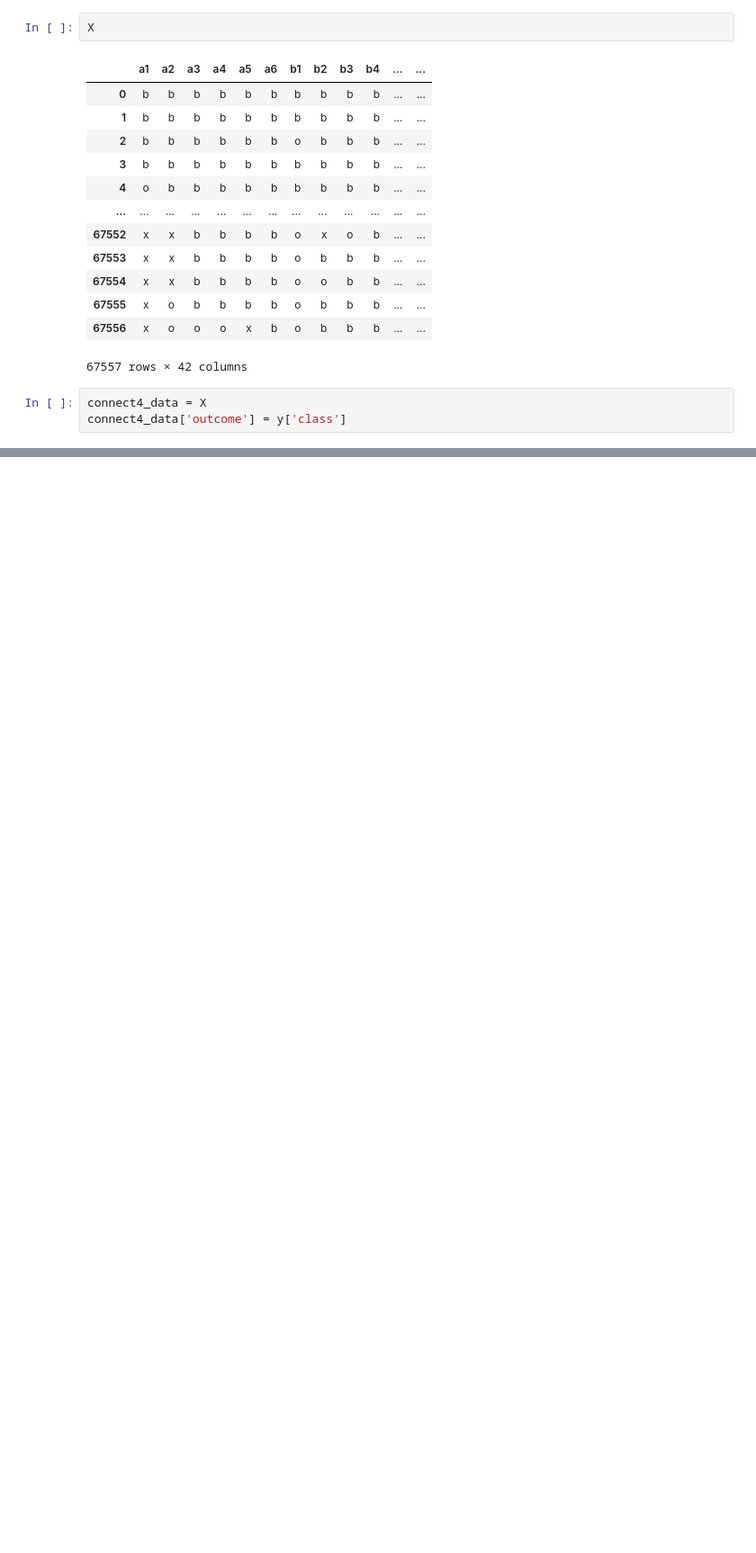
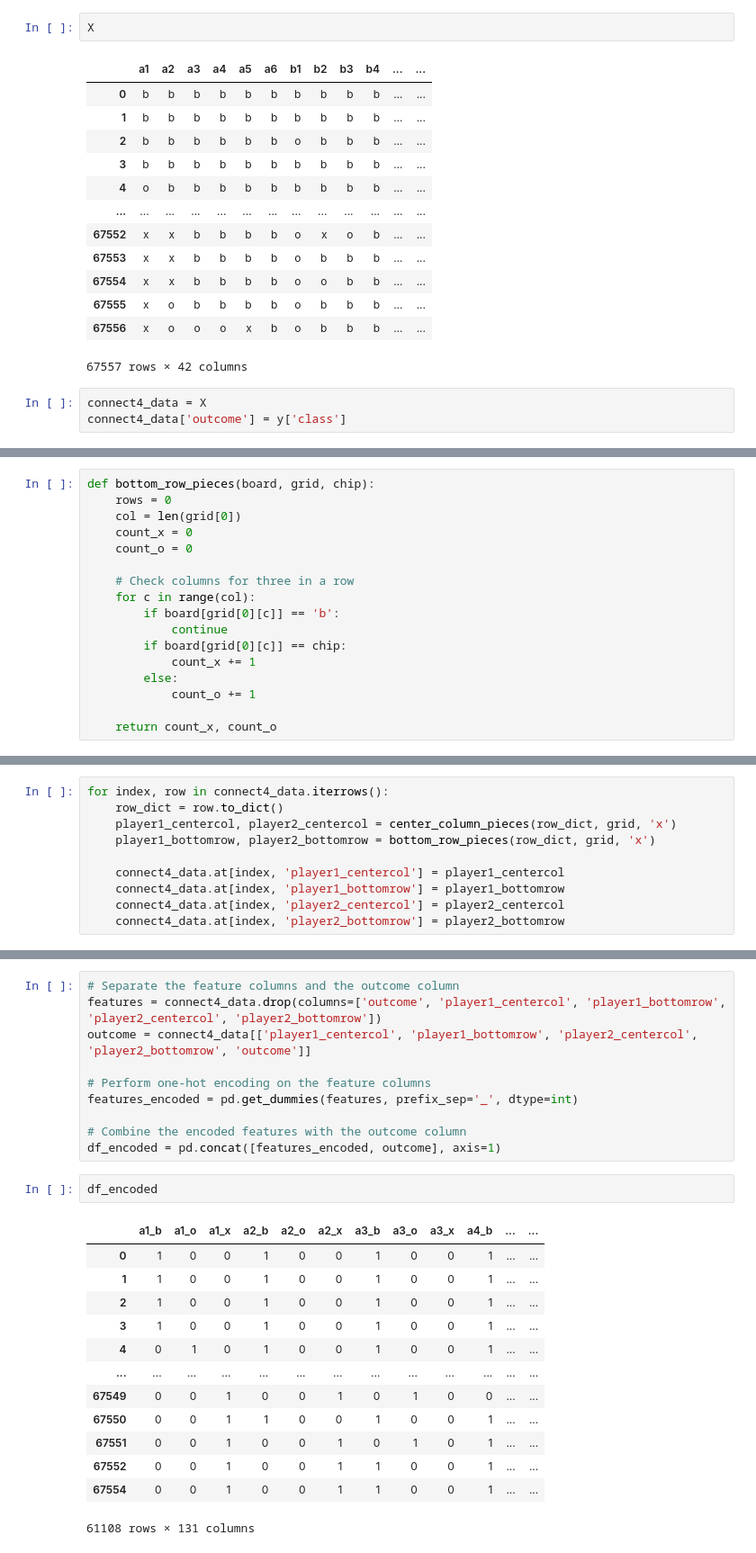
Before and after one commit to michaelchan77/connect4-prediction, a Jupyter notebook: assignment2.ipynb, the cells around one changed output, grey strips where cells are left out. Shown: that part at 90% size. Saved outputs shown, nothing was run; the diff lists cells and outputs as text; blank space fills up the shorter version.

```diff
--- a/assignment2.ipynb
+++ b/assignment2.ipynb
@@ -98,0 +125,17 @@ connect4_data
+# %%
+def bottom_row_pieces(board, grid, chip):
+    rows = 0
+    col = len(grid[0])
+    count_x = 0
+    count_o = 0
+
+    # Check columns for three in a row
+    for c in range(col):
+        if board[grid[0][c]] == 'b':
+            continue
+        if board[grid[0][c]] == chip:
+            count_x += 1
+        else:
+            count_o += 1
+
+    return count_x, count_o
@@ -98,0 +174,10 @@ connect4_data
+# %%
+for index, row in connect4_data.iterrows():
+    row_dict = row.to_dict()
+    player1_centercol, player2_centercol = center_column_pieces(row_dict, grid, 'x')
+    player1_bottomrow, player2_bottomrow = bottom_row_pieces(row_dict, grid, 'x')
+
+    connect4_data.at[index, 'player1_centercol'] = player1_centercol
+    connect4_data.at[index, 'player1_bottomrow'] = player1_bottomrow
+    connect4_data.at[index, 'player2_centercol'] = player2_centercol
+    connect4_data.at[index, 'player2_bottomrow'] = player2_bottomrow
@@ -99 +205,27 @@ connect4_data
+# %%
+# Separate the feature columns and the outcome column
+features = connect4_data.drop(columns=['outcome', 'player1_centercol', 'player1_bottomrow', 'player2_centercol', 'player2_bottomrow'])
+outcome = connect4_data[['player1_centercol', 'player1_bottomrow', 'player2_centercol', 'player2_bottomrow', 'outcome']]
+
+# Perform one-hot encoding on the feature columns
+features_encoded = pd.get_dummies(features, prefix_sep='_', dtype=int)
+
+# Combine the encoded features with the outcome column
+df_encoded = pd.concat([features_encoded, outcome], axis=1)
+# %%
+df_encoded
+# %% [output]
+|  | a1_b | a1_o | a1_x | a2_b | a2_o | a2_x | a3_b | a3_o | a3_x | a4_b | ... | ... |
+| 0 | 1 | 0 | 0 | 1 | 0 | 0 | 1 | 0 | 0 | 1 | ... | ... |
+| 1 | 1 | 0 | 0 | 1 | 0 | 0 | 1 | 0 | 0 | 1 | ... | ... |
+| 2 | 1 | 0 | 0 | 1 | 0 | 0 | 1 | 0 | 0 | 1 | ... | ... |
+| 3 | 1 | 0 | 0 | 1 | 0 | 0 | 1 | 0 | 0 | 1 | ... | ... |
+| 4 | 0 | 1 | 0 | 1 | 0 | 0 | 1 | 0 | 0 | 1 | ... | ... |
+| ... | ... | ... | ... | ... | ... | ... | ... | ... | ... | ... | ... | ... |
+| 67549 | 0 | 0 | 1 | 0 | 0 | 1 | 0 | 1 | 0 | 0 | ... | ... |
+| 67550 | 0 | 0 | 1 | 1 | 0 | 0 | 1 | 0 | 0 | 1 | ... | ... |
+| 67551 | 0 | 0 | 1 | 0 | 0 | 1 | 0 | 1 | 0 | 1 | ... | ... |
+| 67552 | 0 | 0 | 1 | 0 | 0 | 1 | 1 | 0 | 0 | 1 | ... | ... |
+| 67554 | 0 | 0 | 1 | 0 | 0 | 1 | 1 | 0 | 0 | 1 | ... | ... |
+61108 rows × 131 columns
 # %%
```
Also changed, not shown: parts of 17 cells of this notebook.
